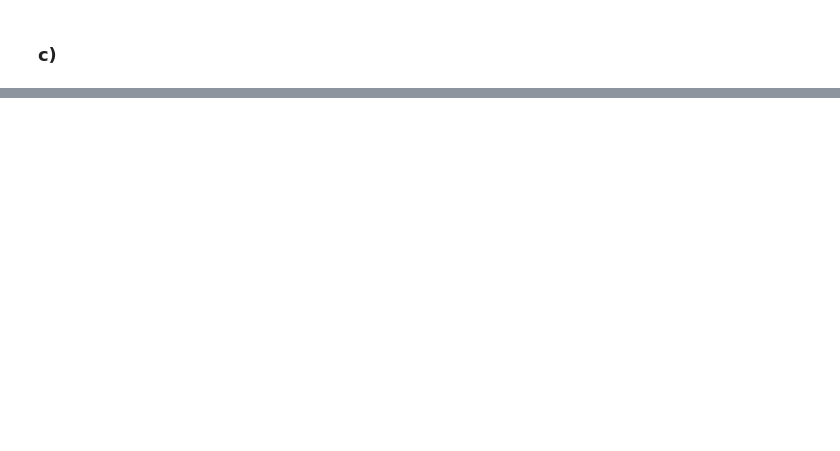
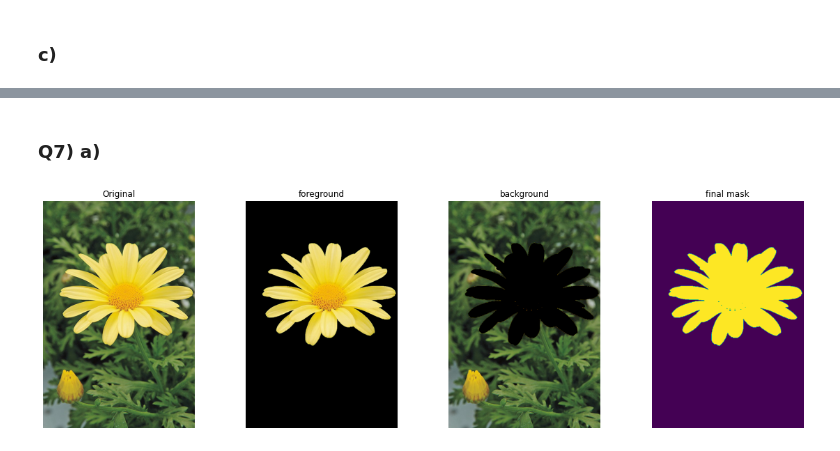
Before and after one commit to Krishnakanth-lab/EN2550_Assignment1, a Jupyter notebook: Krishnakanth_190323C_a01.ipynb, the cells around one changed output, grey strips where cells are left out. Drawn from its saved outputs; the diff is of its cells as text; code cells hidden in the pictures; blank space fills up the shorter version.

```diff
--- a/Krishnakanth_190323C_a01.ipynb
+++ b/Krishnakanth_190323C_a01.ipynb
@@ -357,0 +367,34 @@ plt.show()
+# %% [markdown]
+### Q7) a)
+# %%
+img = cv.imread(r'daisy.jpg')
+img_rgb = cv.cvtColor(img, cv.COLOR_BGR2RGB)
+
+fig, ax = plt.subplots(1, 4, figsize=(20,6))
+ax[0].imshow(img_rgb)
+ax[0].axis('off')
+ax[0].set_title('Original')
+
+mask = np.zeros(img_rgb.shape[:2],np.uint8)
+bgdModel = np.zeros((1,65),np.float64)
+fgdModel = np.zeros((1,65),np.float64)
+rect = (50,120,550,450)
+cv.grabCut(img_rgb,mask,rect,bgdModel,fgdModel,5,cv.GC_INIT_WITH_RECT)
+mask2 = np.where((mask==2)|(mask==0),0,1).astype('uint8')
+foreground = img_rgb*mask2[:,:,np.newaxis]
+background = img_rgb - foreground
+
+ax[1].imshow(foreground)
+ax[1].title.set_text('foreground')
+ax[1].axis('off')
+
+ax[2].imshow(background)
+ax[2].title.set_text('background')
+ax[2].axis('off')
+
+ax[3].imshow(mask2)
+ax[3].title.set_text('final mask')
+ax[3].axis('off')
+plt.show()
+# %% [output]
+[figure, added]
```
Also changed, not shown: parts of 9 cells of this notebook.
